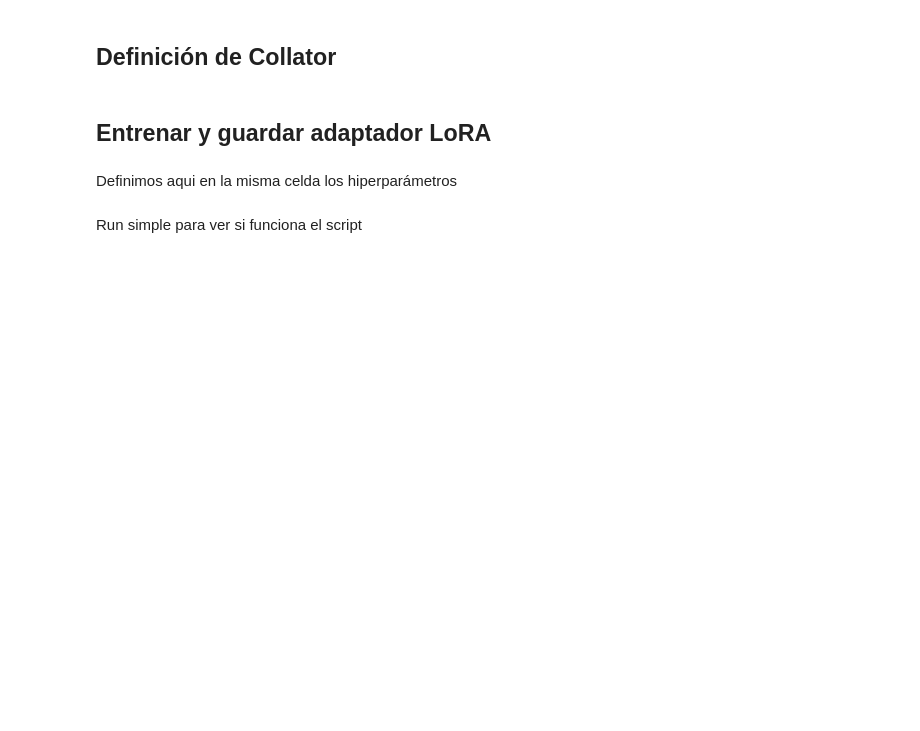
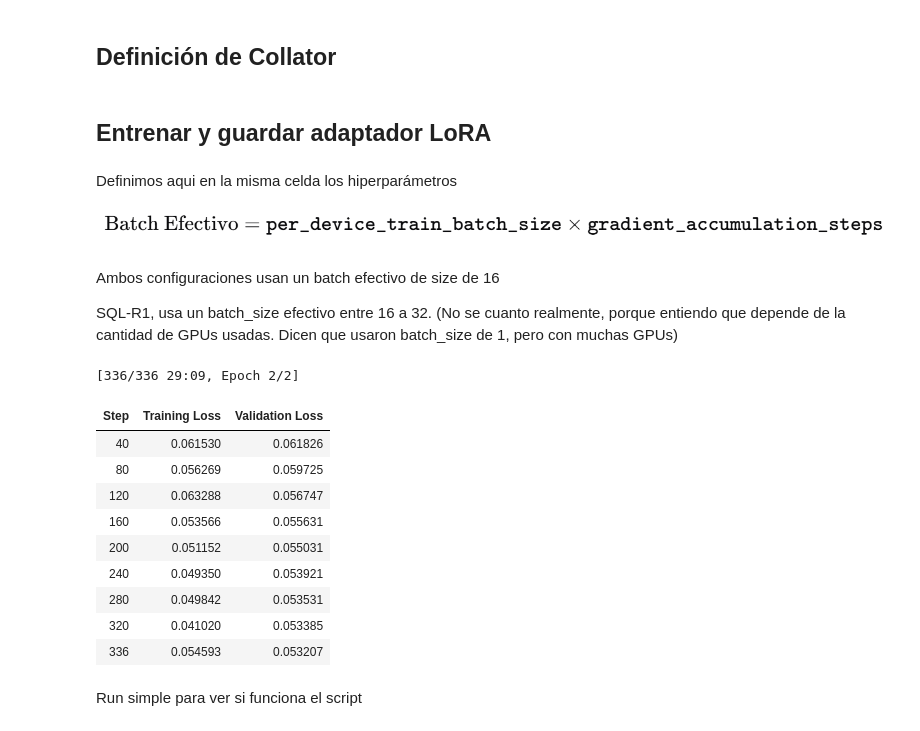
Before and after one commit to gaboaurora/desafio, a Jupyter notebook: colab/SFT_GenAI.ipynb, the cells around one changed output. Cells and saved outputs as stored; diff of their text form; code cells hidden in the pictures; blank space fills up the shorter version.

```diff
--- a/colab/SFT_GenAI.ipynb
+++ b/colab/SFT_GenAI.ipynb
@@ -15,7 +22,14 @@ drive.mount("/content/drive")
 Importemos las librerías a usar
 # %%
 import torch
-VRAM_GB = round(torch.cuda.get_device_properties(0).total_memory / 1e9, 1)
-print("GPU:", torch.cuda.get_device_name(0))
-print("VRAM (GB):", VRAM_GB)
-print("Soporta BF16:", torch.cuda.is_bf16_supported())
+
+if torch.cuda.is_available():
+    VRAM_GB = round(torch.cuda.get_device_properties(0).total_memory / 1e9, 1)
+    print("GPU:", torch.cuda.get_device_name(0))
+    print("VRAM (GB):", VRAM_GB)
+    print("Soporta BF16:", torch.cuda.is_bf16_supported())
+else:
+    VRAM_GB = 0
+    print("Running on CPU")
+    print("VRAM (GB):", VRAM_GB)
+    print("Soporta BF16: False")
@@ -45,7 +66,7 @@ MODEL_ID = "Qwen/Qwen2.5-Coder-1.5B-Instruct"
 SFT_PATH = "/content/drive/MyDrive/GenAI/sft.jsonl"
 MAX_LEN = 3200
 OUT_DIR = "/content/drive/MyDrive/GenAI/e2/checkpoints/sft_lora"
-USE_BF16 = torch.cuda.is_bf16_supported()
+USE_BF16 = torch.cuda.is_available() and torch.cuda.is_bf16_supported()
 SEED = 42
 # %% [markdown]
 Importamos el tokenizer de Qwen
@@ -233,6 +347,12 @@ collator = DataCollatorForSeq2Seq(
 ## Entrenar y guardar adaptador LoRA
 # %% [markdown]
 Definimos aqui en la misma celda los hiperparámetros
+
+![image.png](embedded-picture-1)
+# %% [markdown]
+Ambos configuraciones usan un batch efectivo de size de 16
+
+SQL-R1, usa un batch_size efectivo entre 16 a 32. (No se cuanto realmente, porque entiendo que depende de la cantidad de GPUs usadas. Dicen que usaron batch_size de 1, pero con muchas GPUs)
 # %%
 batch_size = 4 if VRAM_GB >= 40 else 2
 grad_accum = 4 if VRAM_GB >= 40 else 8
@@ -243,34 +363,46 @@ training_args = TrainingArguments(
     num_train_epochs=2,
     per_device_train_batch_size=batch_size,
     gradient_accumulation_steps=grad_accum,
     per_device_eval_batch_size=1,
     prediction_loss_only=True,
     eval_accumulation_steps=1,
-    learning_rate=1e-4,
+    learning_rate=5e-5,
     lr_scheduler_type="cosine",
     warmup_steps=15,
     weight_decay=0.01,
     max_grad_norm=1.0,
     gradient_checkpointing=use_ckpt,
     gradient_checkpointing_kwargs={"use_reentrant": False} if use_ckpt else None,
     bf16=USE_BF16,
     fp16=not USE_BF16,
     logging_steps=10,
     eval_strategy="steps",
     eval_steps=40,
     save_strategy="epoch",              # Respalda en Drive al final de cada época
     save_total_limit=3,
     report_to="none",
     seed=SEED,
 )
 trainer = Trainer(
     model=model,
     args=training_args,
     train_dataset=train_ds,
     eval_dataset=val_ds,
     data_collator=collator,
 )
 train_result = trainer.train()
+# %% [output]
+[336/336 29:09, Epoch 2/2]
+| Step | Training Loss | Validation Loss |
+| 40 | 0.061530 | 0.061826 |
+| 80 | 0.056269 | 0.059725 |
+| 120 | 0.063288 | 0.056747 |
+| 160 | 0.053566 | 0.055631 |
+| 200 | 0.051152 | 0.055031 |
+| 240 | 0.049350 | 0.053921 |
+| 280 | 0.049842 | 0.053531 |
+| 320 | 0.041020 | 0.053385 |
+| 336 | 0.054593 | 0.053207 |
 # %% [markdown]
 Run simple para ver si funciona el script
 # %%
```
Also changed, not shown: parts of 21 cells of this notebook, 1 other file.
